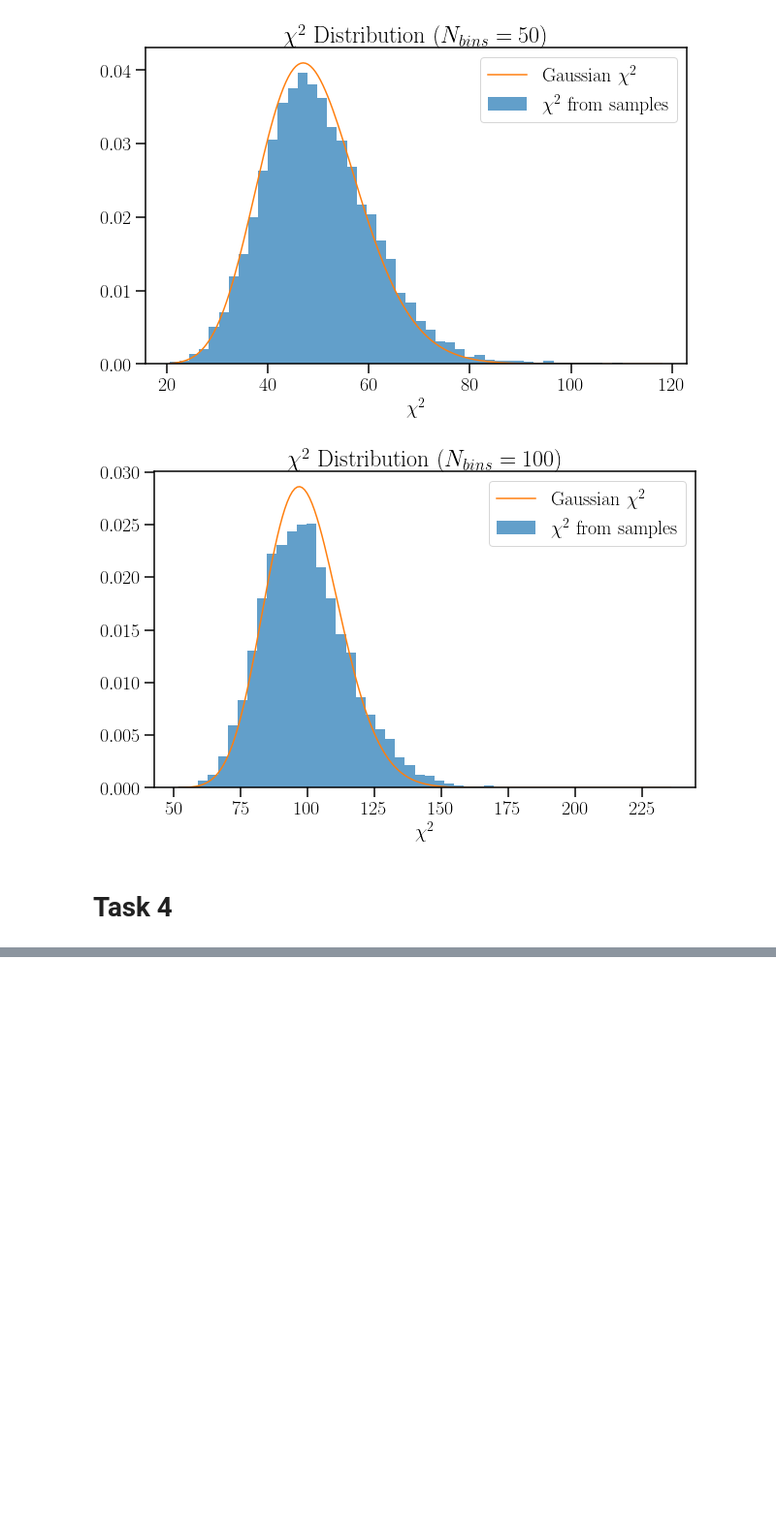
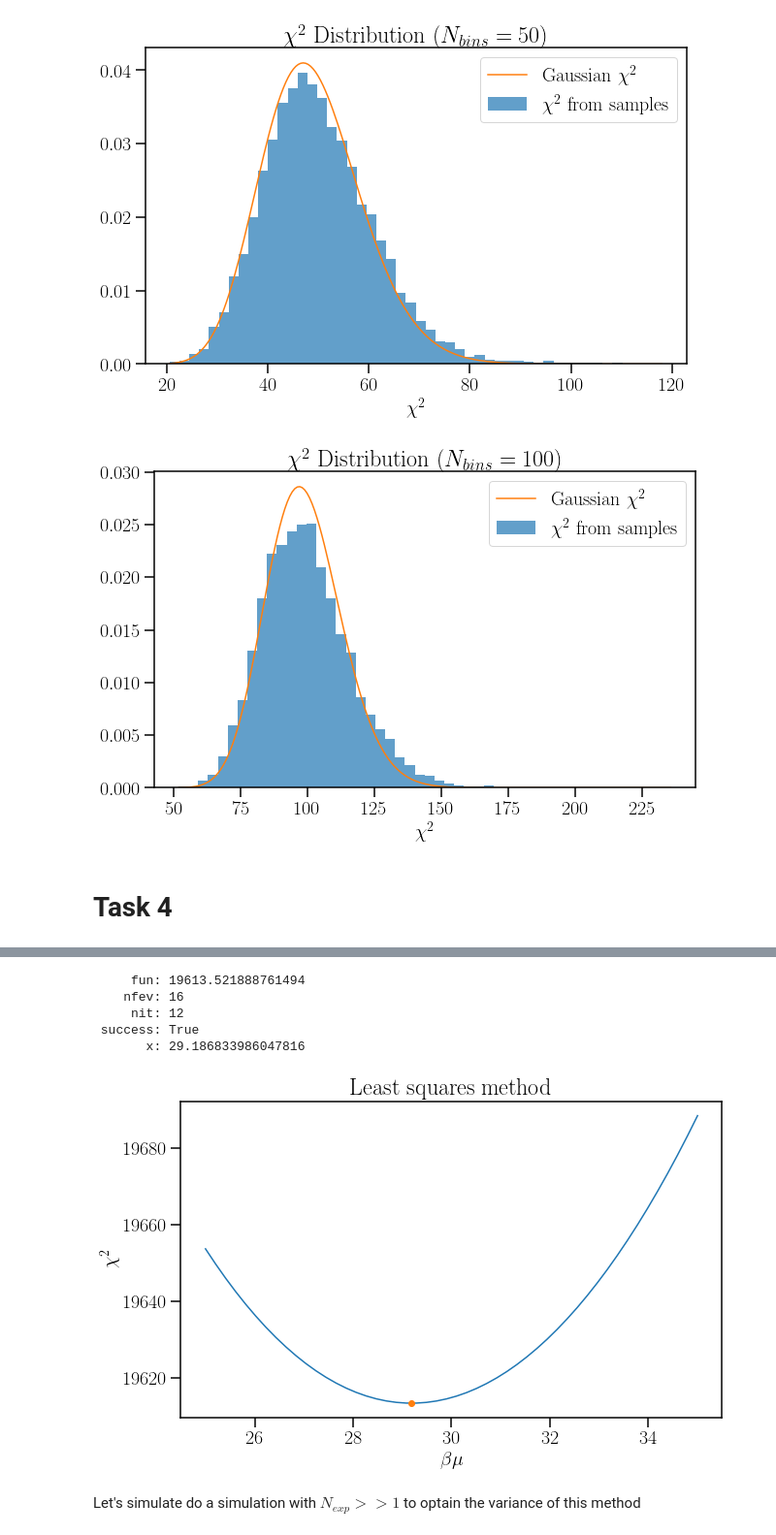
Before and after one commit to Nayaqs/stats, a Jupyter notebook: FinalProject-Andres.ipynb, the cells around one changed output, grey strips where cells are left out. Shown at 97% size. Drawn from its saved outputs; the diff is of its cells as text; code cells hidden in the pictures; blank space fills up the shorter version.

```diff
--- a/FinalProject-Andres.ipynb
+++ b/FinalProject-Andres.ipynb
@@ -494,0 +497,36 @@ plt.show()
+# %%
+def leastSquare(par,num,bins):
+    #Bins properties
+    N = len(num)
+    binWidth = bins[1]-bins[0]
+    binx = bins[:-1] + binWidth/2
+
+    #Statistics of the number of events per bin
+    #p_inbin = np.array([quad(lambda x : pdf2(x,par),bins[i],bins[i+1])[0] for i in range(nbin)])
+    p_inbin = binWidth*pdf2(binx,par)  # Approximation
+    expected_num = N*p_inbin
+    var_num = N*p_inbin*(1-p_inbin)
+
+    return chi2(num,expected_num,var_num)
+# %%
+par_list = np.linspace(25,35,50)
+chi2_list = np.array([leastSquare(par,data_num,data_bins) for par in par_list])
+plt.plot(par_list,chi2_list)
+
+par_a = minimize_scalar(lambda x: leastSquare(x,data_num,data_bins),[25,35])
+print(par_a)
+plt.plot(par_a.x,par_a.fun,'o')
+
+plt.title(r'Least squares method')
+plt.ylabel(r'$\chi^2 $')
+plt.xlabel(r'$\beta\mu$')
+plt.show()
+# %% [output]
+     fun: 19613.521888761494
+    nfev: 16
+     nit: 12
+ success: True
+       x: 29.186833986047816
+[figure, added]
+# %% [markdown]
+Let's simulate do a simulation with $N_{exp}>>1$ to optain the variance of this method
```
Also changed, not shown: parts of 34 cells of this notebook.
